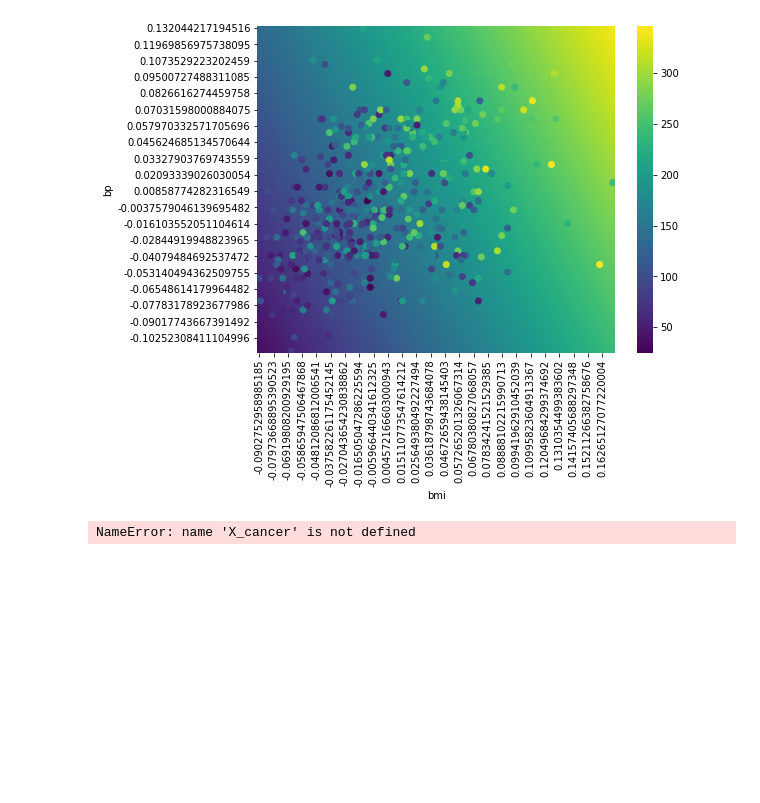
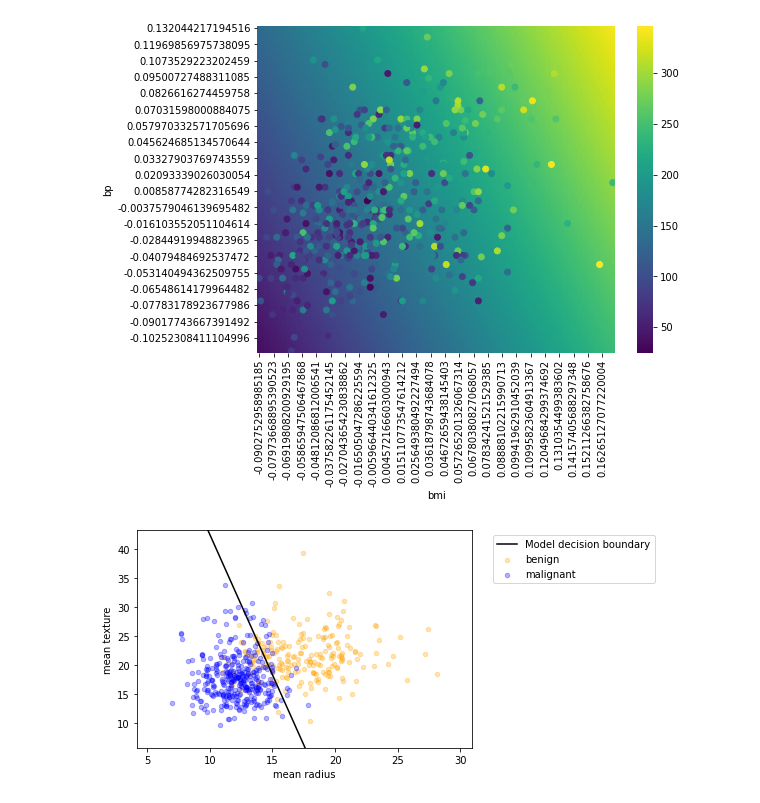
Before and after one commit to gsganden/model_inspector, a Jupyter notebook: 00_inspect.ipynb, the cells around one changed output. Saved outputs shown, nothing was run; the diff lists cells and outputs as text; code cells hidden in the pictures; blank space fills up the shorter version.

```diff
--- a/00_inspect.ipynb
+++ b/00_inspect.ipynb
@@ -140,7 +140,7 @@ log-odds(versicolor) = 2.24 + 0.53 * sepal length (cm) - 0.32 * sepal width (cm)
 log-odds(virginica) = -12.09 - 0.11 * sepal length (cm) - 0.65 * sepal width (cm) + 2.72 * petal length (cm) + 2.02 * petal width (cm)
 # %%
 # export
-def plot_2d_linear_regression(model, X: pd.DataFrame, y: Sequence):
+def plot_2d_linear_regression(model, X: pd.DataFrame, y: Union[np.array, pd.Series]):
     """Plot data and predictions for linear regression model with two
     features
 
@@ -233,15 +233,18 @@ def plot_2d_binary_logistic_regression(
     ax.legend(bbox_to_anchor=(1.05, 1.0), loc='upper left');
     return ax
 # %%
+X_cancer, y_cancer = sklearn.datasets.load_breast_cancer(return_X_y=True, as_frame=True)
+
 lr = LogisticRegression().fit(
-    X_cancer.loc[:, ["mean radius", "mean texture"]], y_cancer,
+    X_cancer.loc[:, ["mean radius", "mean texture"]],
+    y_cancer,
 )
 # fmt: off
-plot_binary_logistic_regression_decision_boundary(
+plot_2d_binary_logistic_regression(
     lr, X_cancer, y_cancer, label_names=["benign", "malignant"]
 );
 # %% [output]
-NameError: name 'X_cancer' is not defined
+[figure, added]
 # %%
 # export
 def plot_linear_coefs_vs_hparam(
```
Also changed, not shown: parts of 10 cells of this notebook, 2 other files.
